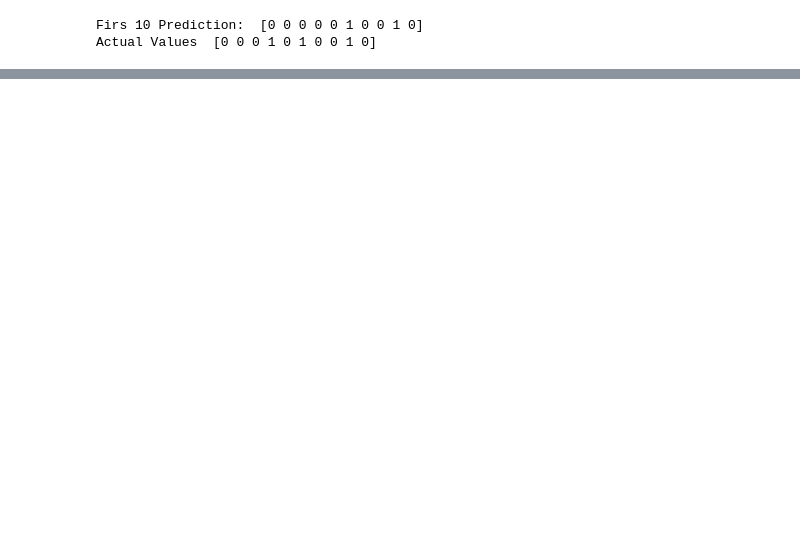
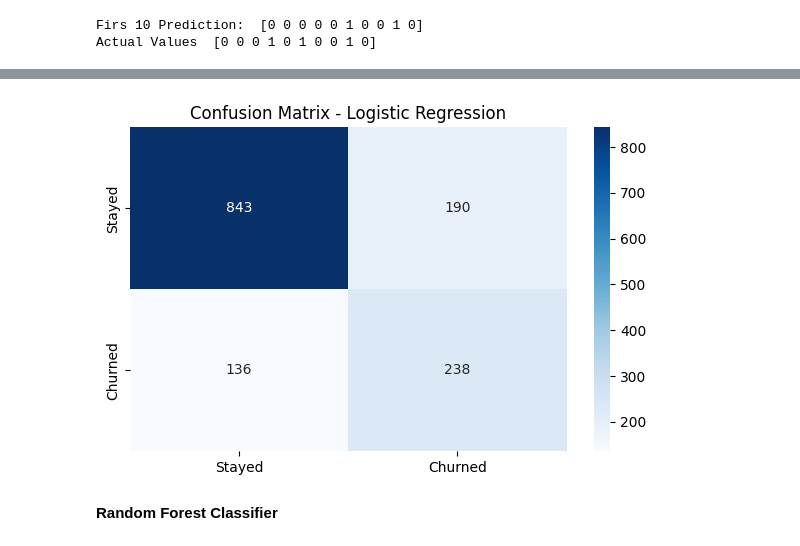
Before and after one commit to zain4cs/customer-churn-prediction-ml, a Jupyter notebook: Telecom_Cutomer.ipynb, the cells around one changed output, grey strips where cells are left out. Cells and saved outputs as stored; diff of their text form; code cells hidden in the pictures; blank space fills up the shorter version.

```diff
--- a/Telecom_Cutomer.ipynb
+++ b/Telecom_Cutomer.ipynb
@@ -525,0 +491,20 @@ weighted avg       0.78      0.77      0.77      1407
+# %%
+  from sklearn.metrics import confusion_matrix
+
+cm = confusion_matrix(y_test, lr_pred)
+
+plt.figure(figsize=(6, 4))
+sns.heatmap(cm,
+            annot=True,
+            fmt='d',
+            cmap='Blues',
+            xticklabels=['Stayed', 'Churned'],
+            yticklabels=['Stayed', 'Churned'])
+plt.title('Confusion Matrix - Logistic Regression')
+
+plt.tight_layout()
+plt.show()
+# %% [output]
+[figure, added]
+# %% [markdown]
+**Random Forest Classifier**
```
Also changed, not shown: parts of 23 cells of this notebook.
